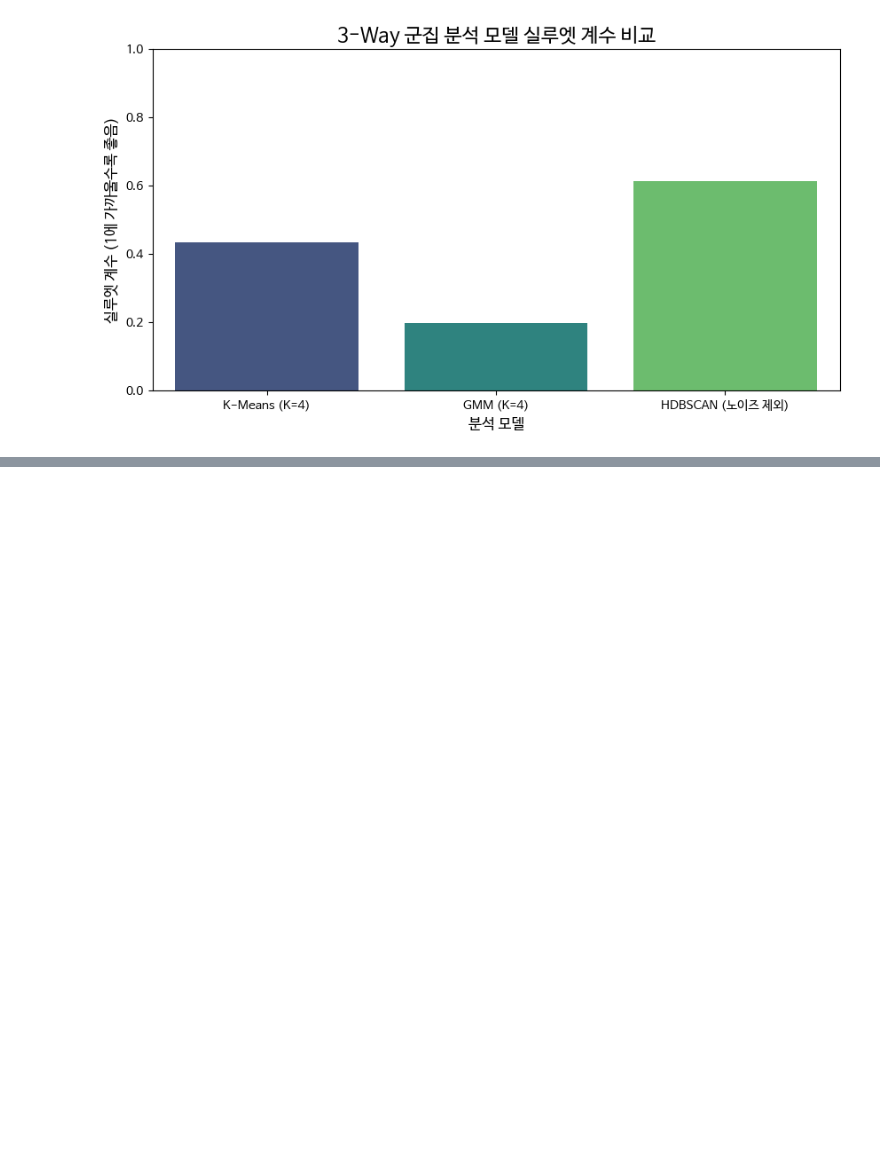
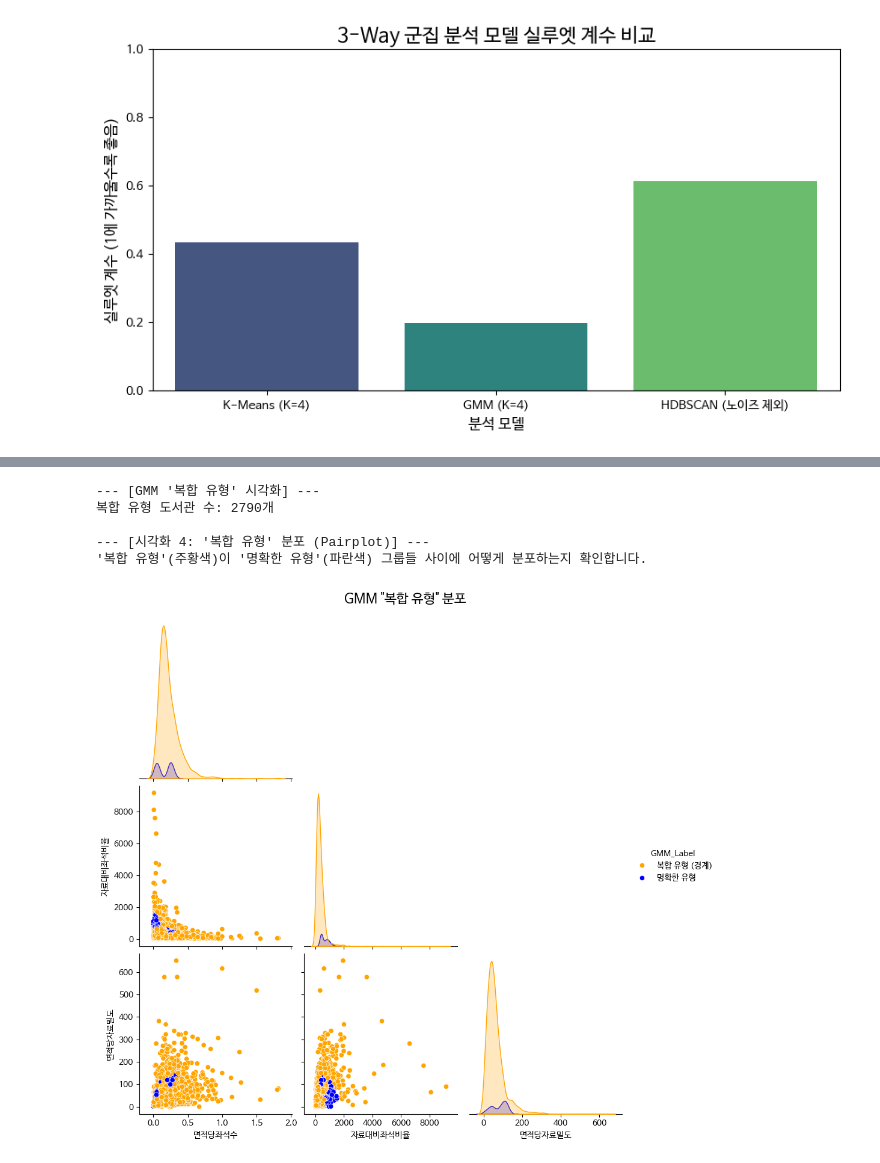
Before and after one commit to Dohwan93/d_hlee, a Jupyter notebook: 캡스톤디자인.ipynb, the cells around one changed output, grey strips where cells are left out. Drawn from its saved outputs; the diff is of its cells as text; code cells hidden in the pictures; blank space fills up the shorter version.

```diff
--- a/캡스톤디자인.ipynb
+++ b/캡스톤디자인.ipynb
@@ -821,0 +1091,31 @@ plt.show()
+# %%
+print("--- [GMM '복합 유형' 시각화] ---")
+# 8단계에서 계산한 GMM 결과와 K-Means 결과를 비교합니다.
+
+# "복합 유형" 조건 (8단계와 동일) [cite: 1812]
+hybrid_condition = (df_analysis['KMeans_Cluster'] != df_analysis['GMM_Cluster']) | \
+                   (df_analysis['GMM_Max_Prob'] < 0.8)
+
+# IF함수로 "복합 유형" 라벨 생성
+df_analysis['GMM_Label'] = np.where(hybrid_condition,
+                                  '복합 유형 (경계)',
+                                  '명확한 유형')
+
+print(f"복합 유형 도서관 수: {(df_analysis['GMM_Label'] == '복합 유형 (경계)').sum()}개")
+
+# --- Pairplot 시각화 (GMM 기준) ---
+print("\n--- [시각화 4: '복합 유형' 분포 (Pairplot)] ---")
+print("'복합 유형'(주황색)이 '명확한 유형'(파란색) 그룹들 사이에 어떻게 분포하는지 확인합니다.")
+
+gmm_plot = sns.pairplot(df_analysis, hue='GMM_Label', vars=features,
+                        corner=True, height=3,
+                        palette={'명확한 유형': 'blue', '복합 유형 (경계)': 'orange'}) # 색상 지정
+gmm_plot.fig.suptitle('GMM "복합 유형" 분포', y=1.03, fontsize=16)
+plt.show()
+# %% [output]
+--- [GMM '복합 유형' 시각화] ---
+복합 유형 도서관 수: 2790개
+
+--- [시각화 4: '복합 유형' 분포 (Pairplot)] ---
+'복합 유형'(주황색)이 '명확한 유형'(파란색) 그룹들 사이에 어떻게 분포하는지 확인합니다.
+[figure, added]
```
Also changed, not shown: parts of 17 cells of this notebook.
